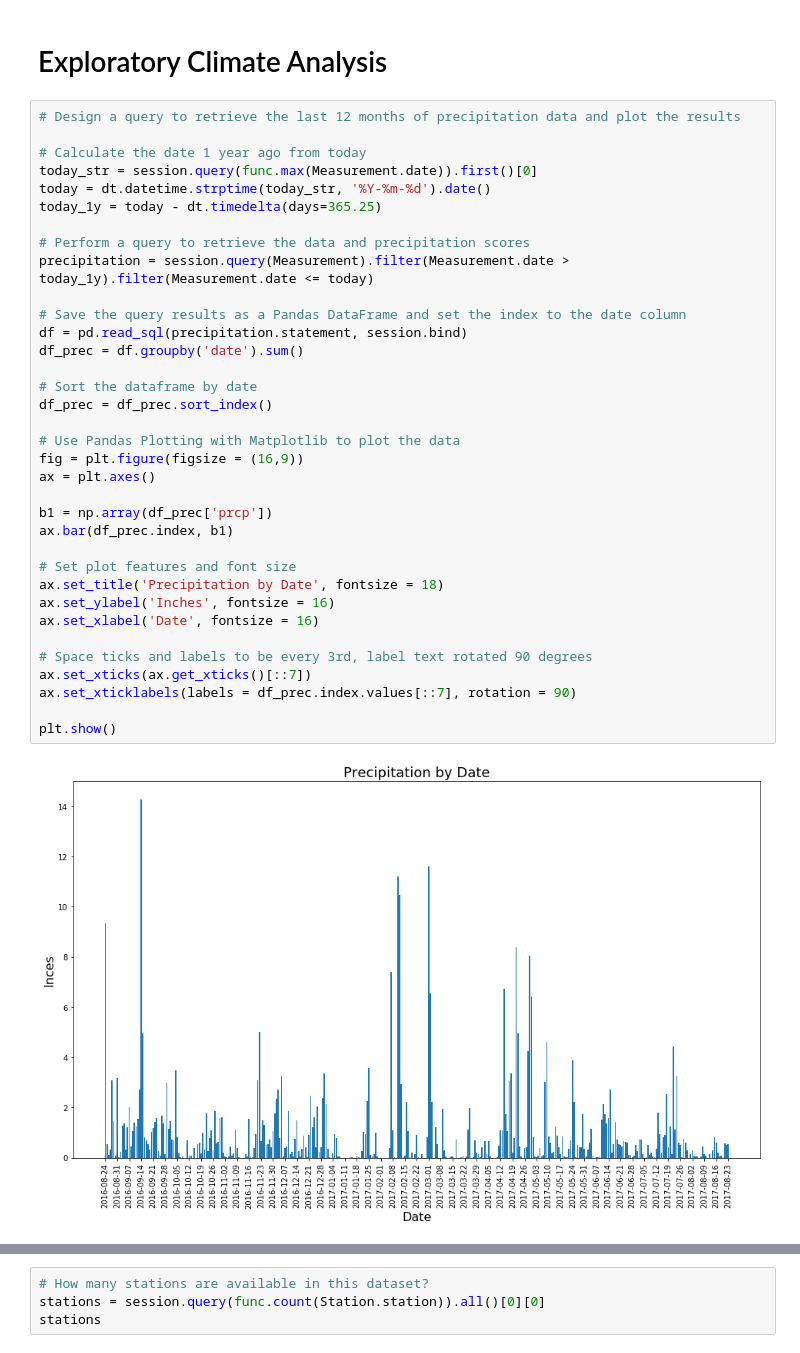
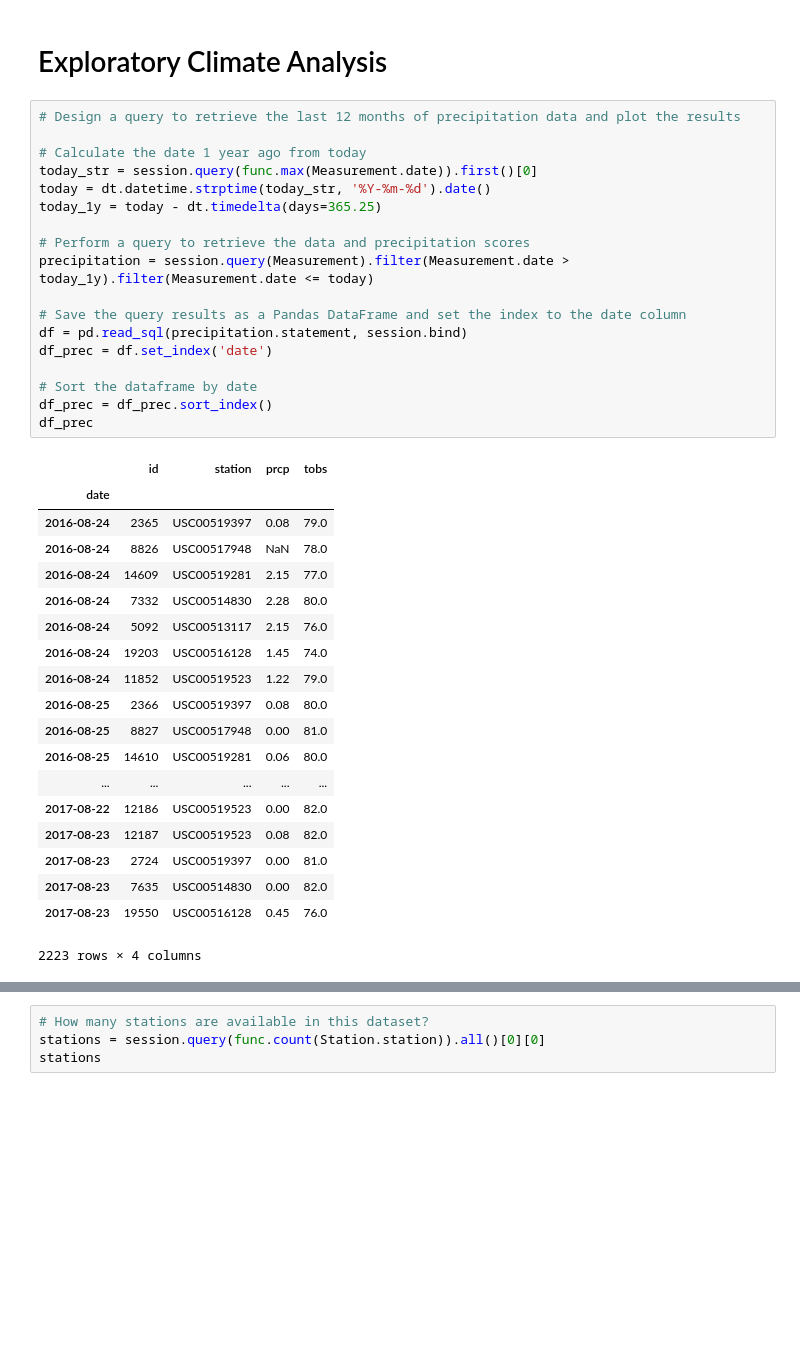
Before and after one commit to bowielh/11_ADSR, a Jupyter notebook: climate.ipynb, the cells around one changed output, grey strips where cells are left out. Drawn from its saved outputs; the diff is of its cells as text; blank space fills up the shorter version.

```diff
--- a/climate.ipynb
+++ b/climate.ipynb
@@ -40,37 +40,38 @@ session = Session(engine)
 # %%
 # Design a query to retrieve the last 12 months of precipitation data and plot the results
 
 # Calculate the date 1 year ago from today
 today_str = session.query(func.max(Measurement.date)).first()[0]
 today = dt.datetime.strptime(today_str, '%Y-%m-%d').date()
 today_1y = today - dt.timedelta(days=365.25)
 
 # Perform a query to retrieve the data and precipitation scores
 precipitation = session.query(Measurement).filter(Measurement.date > today_1y).filter(Measurement.date <= today)
 
 # Save the query results as a Pandas DataFrame and set the index to the date column
 df = pd.read_sql(precipitation.statement, session.bind)
-df_prec = df.groupby('date').sum()
+df_prec = df.set_index('date')
 
 # Sort the dataframe by date
 df_prec = df_prec.sort_index()
-
-# Use Pandas Plotting with Matplotlib to plot the data
-fig = plt.figure(figsize = (16,9))
-ax = plt.axes()
-
-b1 = np.array(df_prec['prcp'])
-ax.bar(df_prec.index, b1)
-
-# Set plot features and font size
-ax.set_title('Precipitation by Date', fontsize = 18)
-ax.set_ylabel('Inches', fontsize = 16)
-ax.set_xlabel('Date', fontsize = 16)
-
-# Space ticks and labels to be every 3rd, label text rotated 90 degrees
-ax.set_xticks(ax.get_xticks()[::7])
-ax.set_xticklabels(labels = df_prec.index.values[::7], rotation = 90)
-
-plt.show()
+df_prec
 # %% [output]
-[figure, removed]
+|  | id | station | prcp | tobs |
+| date |  |  |  |  |
+| 2016-08-24 | 2365 | USC00519397 | 0.08 | 79.0 |
+| 2016-08-24 | 8826 | USC00517948 | NaN | 78.0 |
+| 2016-08-24 | 14609 | USC00519281 | 2.15 | 77.0 |
+| 2016-08-24 | 7332 | USC00514830 | 2.28 | 80.0 |
+| 2016-08-24 | 5092 | USC00513117 | 2.15 | 76.0 |
+| 2016-08-24 | 19203 | USC00516128 | 1.45 | 74.0 |
+| 2016-08-24 | 11852 | USC00519523 | 1.22 | 79.0 |
+| 2016-08-25 | 2366 | USC00519397 | 0.08 | 80.0 |
+| 2016-08-25 | 8827 | USC00517948 | 0.00 | 81.0 |
+| 2016-08-25 | 14610 | USC00519281 | 0.06 | 80.0 |
+| ... | ... | ... | ... | ... |
+| 2017-08-22 | 12186 | USC00519523 | 0.00 | 82.0 |
+| 2017-08-23 | 12187 | USC00519523 | 0.08 | 82.0 |
+| 2017-08-23 | 2724 | USC00519397 | 0.00 | 81.0 |
+| 2017-08-23 | 7635 | USC00514830 | 0.00 | 82.0 |
+| 2017-08-23 | 19550 | USC00516128 | 0.45 | 76.0 |
+2223 rows × 4 columns
```
Also changed, not shown: parts of 4 cells of this notebook.
